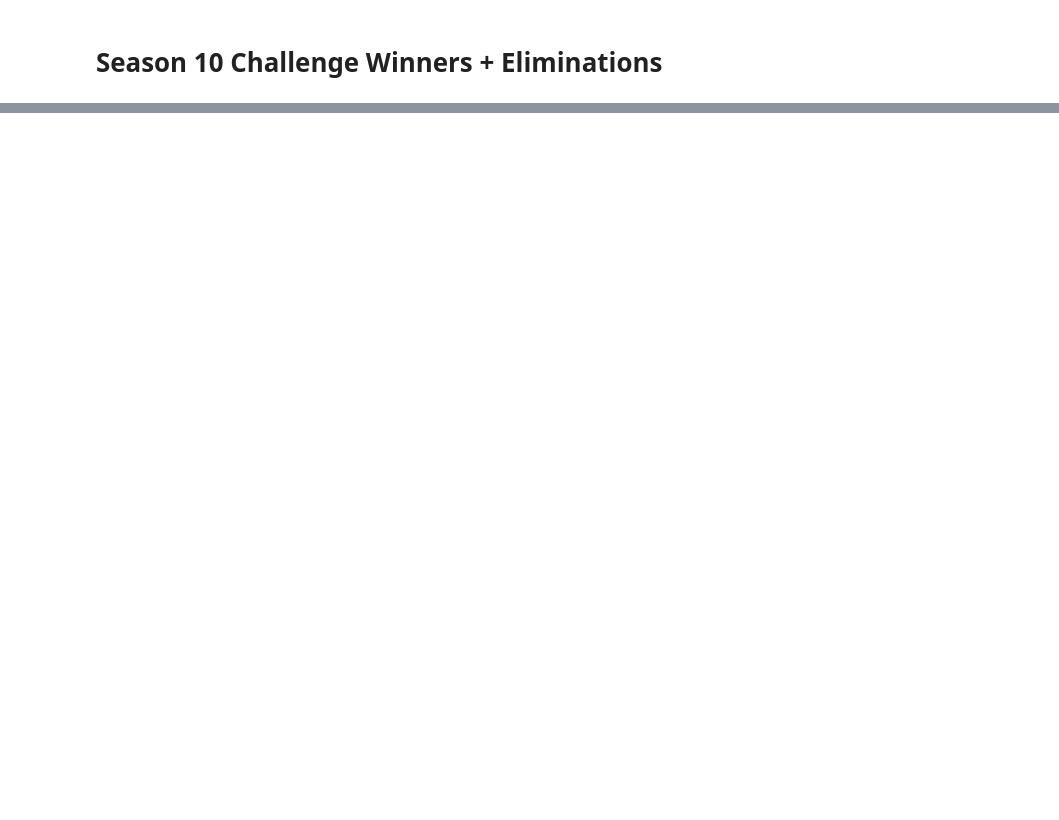
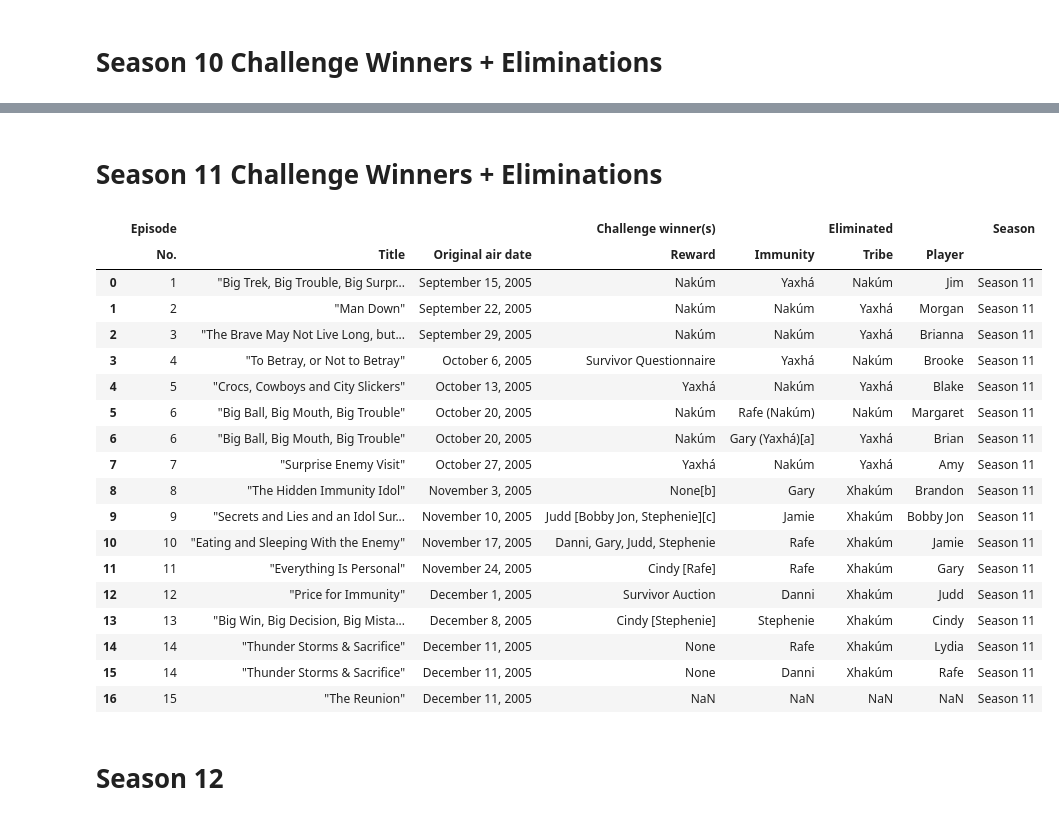
Before and after one commit to Erica-Exotica/DA8-capstone, a Jupyter notebook: notebook/CapstoneV2.ipynb, the cells around one changed output, grey strips where cells are left out. Cells and saved outputs as stored; diff of their text form; code cells hidden in the pictures; blank space fills up the shorter version.

```diff
--- a/notebook/CapstoneV2.ipynb
+++ b/notebook/CapstoneV2.ipynb
@@ -738,0 +766,11 @@ one_thru_ten
+# %%
+szn_11_URL = 'https://en.wikipedia.org/wiki/Survivor:_Guatemala'
+response11 = requests.get(szn_11_URL)
+soup11 = BS(response11.text)
+
+contestants_df_szn11 = pd.read_html(str(soup11.find('table', attrs={'class' : 'wikitable'})))[0]
+contestants_df_szn11['Season'] = 'Season 11'
+contestants_df_szn11.columns = ['Contestant', 'Age', 'From', 'Original Tribe', 'Switched Tribe', 'Merged Tribe', 'Placement', 'Finish Day', 'Season']
+all_contestants.append(contestants_df_szn11)
+
+contestants_df_szn11
@@ -738,0 +795,31 @@ one_thru_ten
+# %% [markdown]
+# Season 11 Challenge Winners + Eliminations
+# %%
+tables11 = soup11.find_all('table', attrs={'class': 'wikitable'})
+second_table11 = tables11[1]
+challenge_winners_eliminations11 = pd.read_html(str(second_table11))[0]
+challenge_winners_eliminations11['Season'] = 'Season 11'
+all_challenge_winners_eliminations.append(challenge_winners_eliminations11)
+challenge_winners_eliminations11
+# %% [output]
+|  | Episode |  |  | Challenge winner(s) |  | Eliminated |  | Season |
+|  | No. | Title | Original air date | Reward | Immunity | Tribe | Player |  |
+| 0 | 1 | "Big Trek, Big Trouble, Big Surpr... | September 15, 2005 | Nakúm | Yaxhá | Nakúm | Jim | Season 11 |
+| 1 | 2 | "Man Down" | September 22, 2005 | Nakúm | Nakúm | Yaxhá | Morgan | Season 11 |
+| 2 | 3 | "The Brave May Not Live Long, but... | September 29, 2005 | Nakúm | Nakúm | Yaxhá | Brianna | Season 11 |
+| 3 | 4 | "To Betray, or Not to Betray" | October 6, 2005 | Survivor Questionnaire | Yaxhá | Nakúm | Brooke | Season 11 |
+| 4 | 5 | "Crocs, Cowboys and City Slickers" | October 13, 2005 | Yaxhá | Nakúm | Yaxhá | Blake | Season 11 |
+| 5 | 6 | "Big Ball, Big Mouth, Big Trouble" | October 20, 2005 | Nakúm | Rafe (Nakúm) | Nakúm | Margaret | Season 11 |
+| 6 | 6 | "Big Ball, Big Mouth, Big Trouble" | October 20, 2005 | Nakúm | Gary (Yaxhá)[a] | Yaxhá | Brian | Season 11 |
+| 7 | 7 | "Surprise Enemy Visit" | October 27, 2005 | Yaxhá | Nakúm | Yaxhá | Amy | Season 11 |
+| 8 | 8 | "The Hidden Immunity Idol" | November 3, 2005 | None[b] | Gary | Xhakúm | Brandon | Season 11 |
+| 9 | 9 | "Secrets and Lies and an Idol Sur... | November 10, 2005 | Judd [Bobby Jon, Stephenie][c] | Jamie | Xhakúm | Bobby Jon | Season 11 |
+| 10 | 10 | "Eating and Sleeping With the Enemy" | November 17, 2005 | Danni, Gary, Judd, Stephenie | Rafe | Xhakúm | Jamie | Season 11 |
+| 11 | 11 | "Everything Is Personal" | November 24, 2005 | Cindy [Rafe] | Rafe | Xhakúm | Gary | Season 11 |
+| 12 | 12 | "Price for Immunity" | December 1, 2005 | Survivor Auction | Danni | Xhakúm | Judd | Season 11 |
+| 13 | 13 | "Big Win, Big Decision, Big Mista... | December 8, 2005 | Cindy [Stephenie] | Stephenie | Xhakúm | Cindy | Season 11 |
+| 14 | 14 | "Thunder Storms & Sacrifice" | December 11, 2005 | None | Rafe | Xhakúm | Lydia | Season 11 |
+| 15 | 14 | "Thunder Storms & Sacrifice" | December 11, 2005 | None | Danni | Xhakúm | Rafe | Season 11 |
+| 16 | 15 | "The Reunion" | December 11, 2005 | NaN | NaN | NaN | NaN | Season 11 |
+# %% [markdown]
+# Season 12
```
Also changed, not shown: parts of 93 cells of this notebook.
